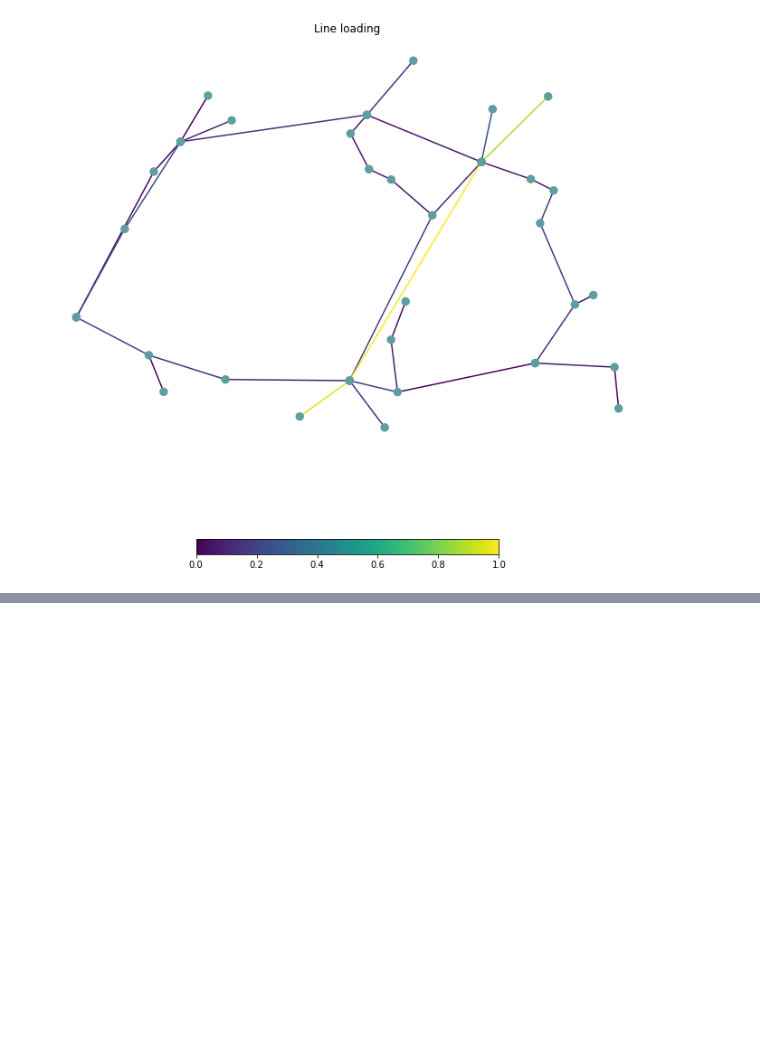
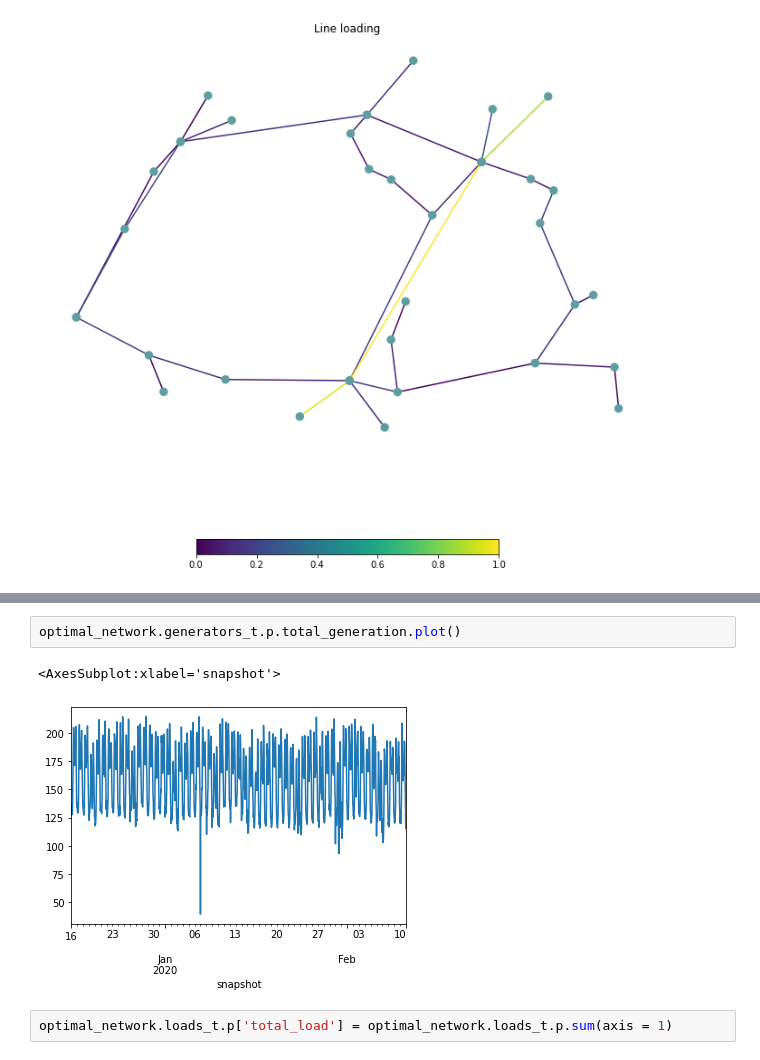
Before and after one commit to deependran7/grid_optimization, a Jupyter notebook: Binary_Optimization.ipynb, the cells around one changed output, grey strips where cells are left out. Cells and saved outputs as stored; diff of their text form; blank space fills up the shorter version.

```diff
--- a/Binary_Optimization.ipynb
+++ b/Binary_Optimization.ipynb
@@ -190,0 +163,7 @@ WARNING:pypsa.plot:Cartopy needs to be installed to use `geomap=True`.
+# %%
+optimal_network.generators_t.p.total_generation.plot()
+# %% [output]
+<AxesSubplot:xlabel='snapshot'>
+[figure, added]
+# %%
+optimal_network.loads_t.p['total_load'] = optimal_network.loads_t.p.sum(axis = 1)
```
Also changed, not shown: parts of 11 cells of this notebook, 4 other files.
